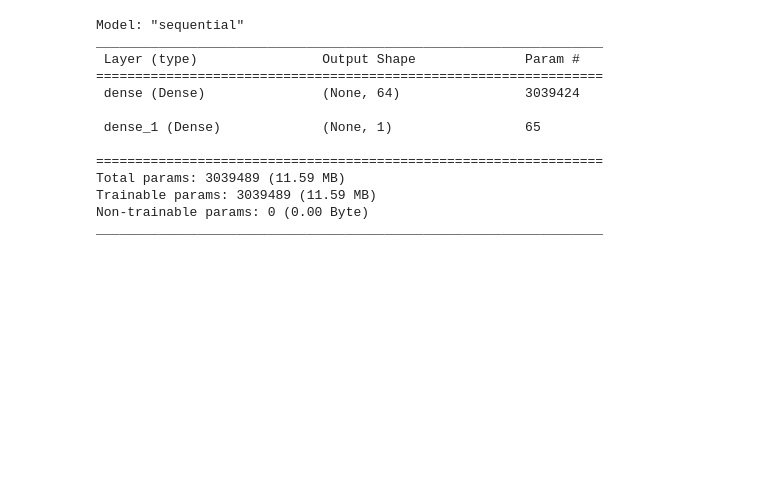
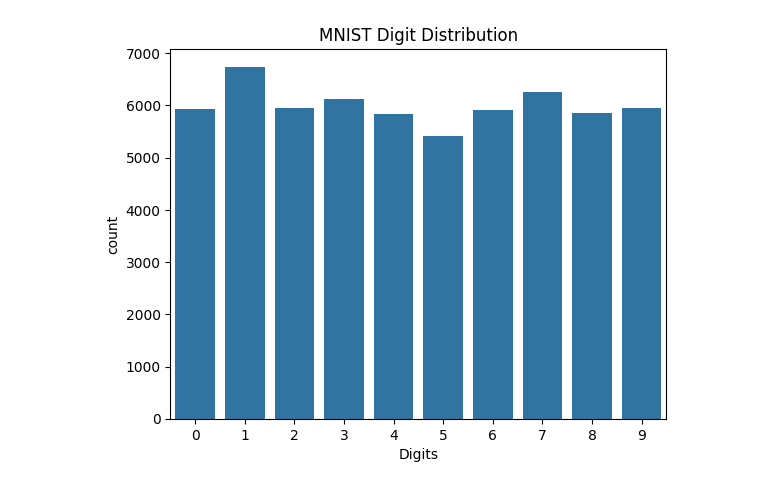
Before and after one commit to SparshKaushik/practice-dl, a Jupyter notebook: 1.ipynb, the cells around one changed output. Saved outputs shown, nothing was run; the diff lists cells and outputs as text; code cells hidden in the pictures; blank space fills up the shorter version.

```diff
--- a/1.ipynb
+++ b/1.ipynb
@@ -56,0 +27,6 @@ model.add(Dense(1,activation='sigmoid'))
+# %%
+sns.countplot(x=np.array(y_train))
+plt.xlabel('Digits')
+plt.title("MNIST Digit Distribution");
+# %% [output]
+[figure, added]
@@ -57,19 +44,5 @@ model.add(Dense(1,activation='sigmoid'))
 # %%
-model.compile(optimizer='adam', loss='binary_crossentropy', metrics=['accuracy'])
-
-model.summary()
+model.compile(optimizer=SGD(learning_rate=0.01),
+              loss='categorical_crossentropy',
+              metrics=['accuracy'])
-# %% [output]
-Model: "sequential"
-_________________________________________________________________
- Layer (type)                Output Shape              Param #
-=================================================================
- dense (Dense)               (None, 64)                3039424
-
- dense_1 (Dense)             (None, 1)                 65
-
-=================================================================
-Total params: 3039489 (11.59 MB)
-Trainable params: 3039489 (11.59 MB)
-Non-trainable params: 0 (0.00 Byte)
-_________________________________________________________________
 # %%
```
Also changed, not shown: parts of 19 cells of this notebook, 3 other files.
